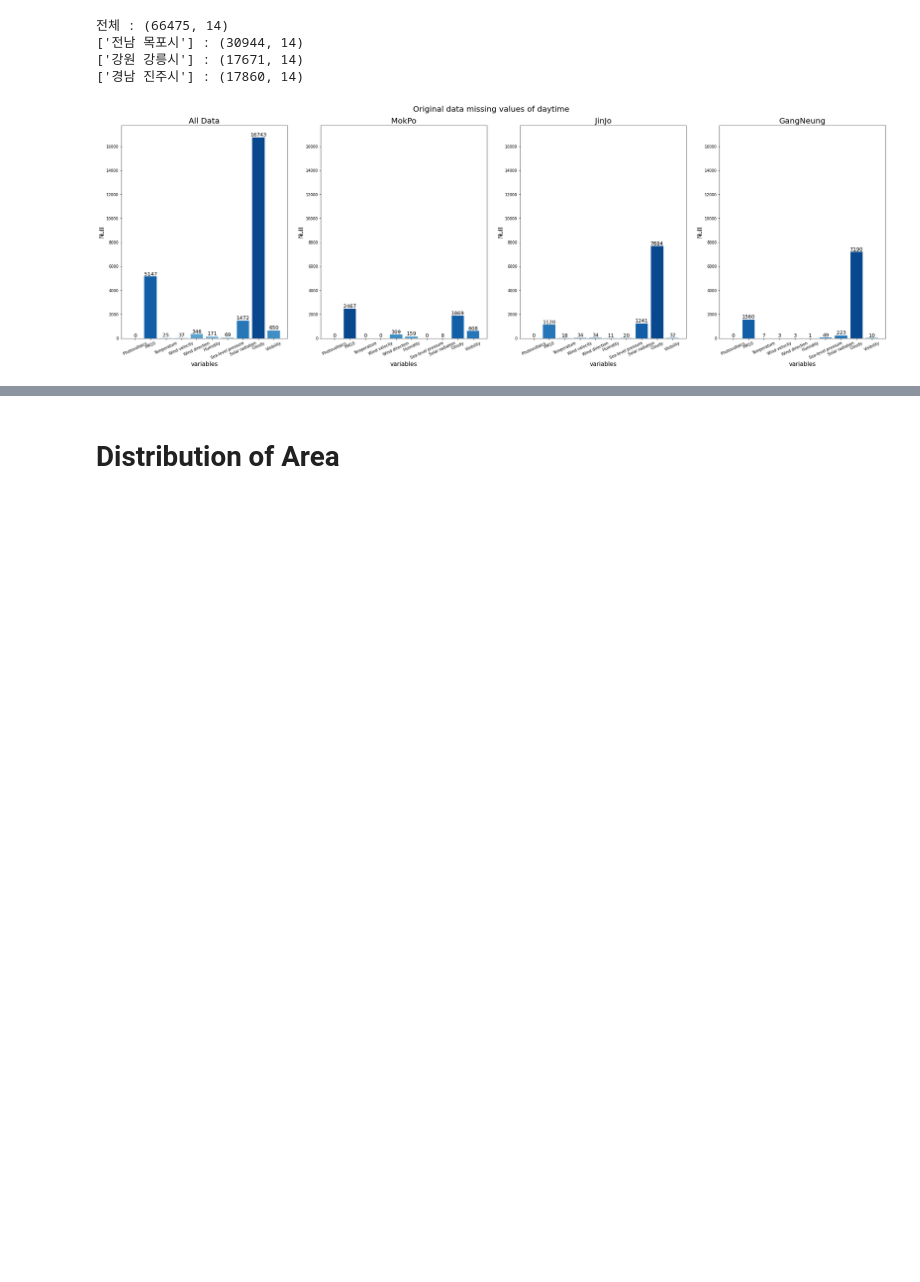
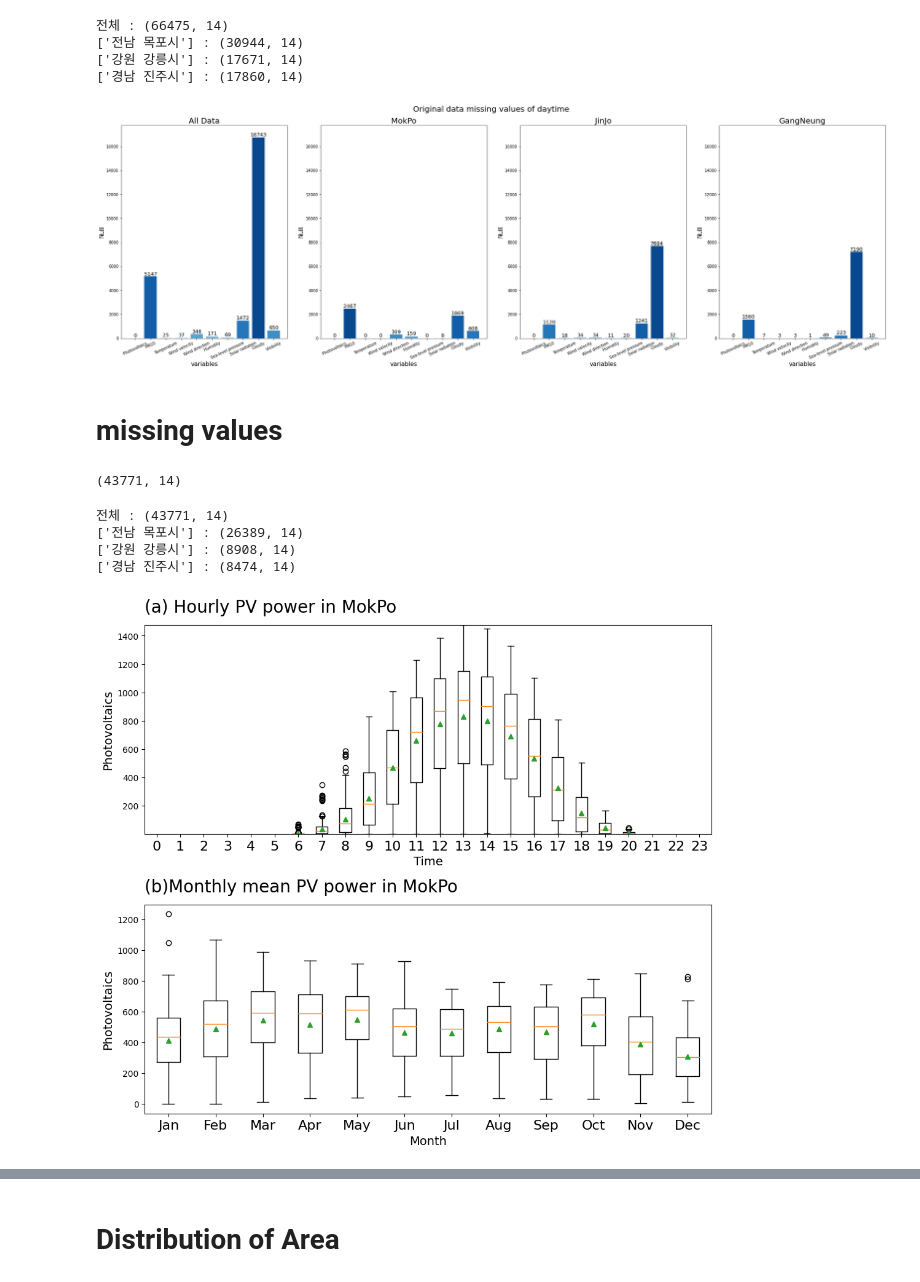
Before and after one commit to Hanchaeeun/SolarPower-Analysis, a Jupyter notebook: 04_preprocessing.ipynb, the cells around one changed output, grey strips where cells are left out. Drawn from its saved outputs; the diff is of its cells as text; code cells hidden in the pictures; blank space fills up the shorter version.

```diff
--- a/04_preprocessing.ipynb
+++ b/04_preprocessing.ipynb
@@ -131,3 +132,23 @@ df_list = [daytime_df, Mp_df, Jj_df, Gn_df]
 NullPlot(daytime_df, df_list, 'Original data missing values of daytime')
 # %% [output]
 [figure]
+# %% [markdown]
+# missing values
+# %%
+data = daytime_df.dropna(how='any') # 데이터의 결측치 모두 제거
+data.reset_index(inplace=True, drop=True)
+data.shape
+# %% [output]
+(43771, 14)
+# %%
+area_list = ['전남 목포시', '강원 강릉시', '경남 진주시']
+Mp_df, Gn_df, Jj_df = Split_area(data, 'Area', area_list)
+# %% [output]
+전체 : (43771, 14)
+['전남 목포시'] : (26389, 14)
+['강원 강릉시'] : (8908, 14)
+['경남 진주시'] : (8474, 14)
+# %%
+Monthly_plot(Mp_df, 'Photovoltaics', 'MokPo')
+# %% [output]
+[figure, added]
```
Also changed, not shown: parts of 32 cells of this notebook.
